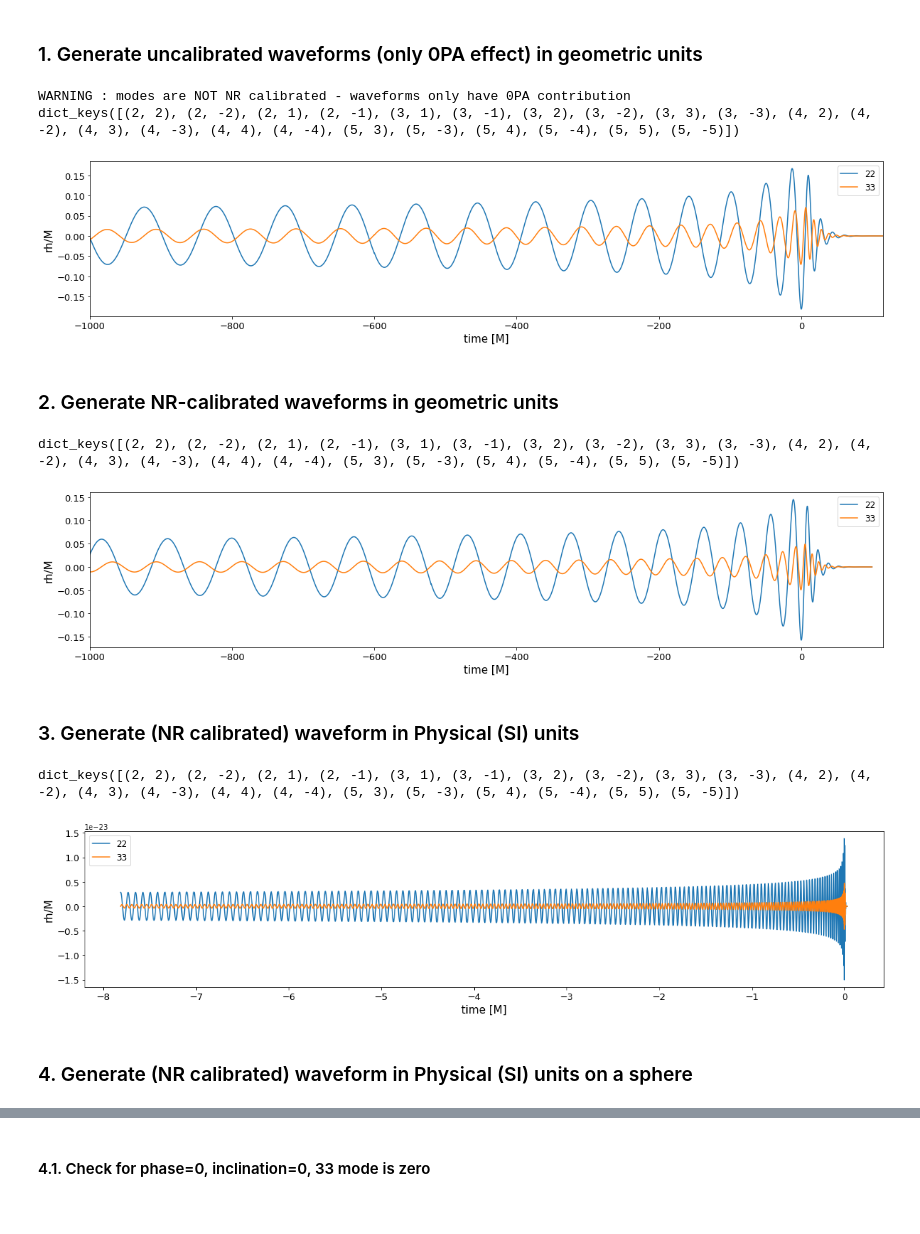
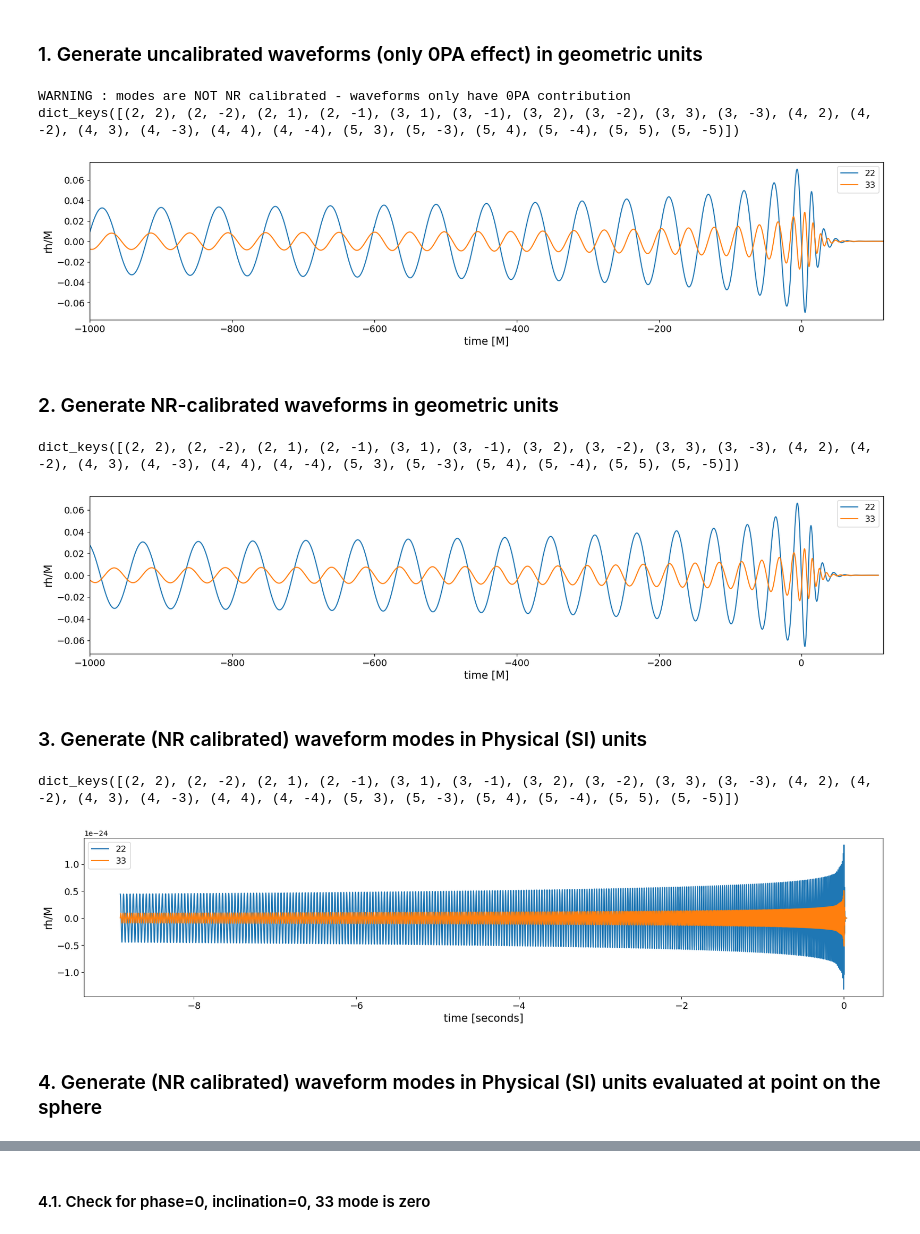
Before and after one commit to BlackHolePerturbationToolkit/BHPTNRSurrogate, a Jupyter notebook: tutorials/BHPTNRSur1dq1e4/BHPTNRSur1dq1e4_notebook.ipynb, the cells around one changed output, grey strips where cells are left out. Saved outputs shown, nothing was run; the diff lists cells and outputs as text; code cells hidden in the pictures.

```diff
--- a/tutorials/BHPTNRSur1dq1e4/BHPTNRSur1dq1e4_notebook.ipynb
+++ b/tutorials/BHPTNRSur1dq1e4/BHPTNRSur1dq1e4_notebook.ipynb
@@ -56,7 +55,7 @@ generate_surrogate(q, modes=None, M_tot=None, dist_mpc=None, orb_phase=None, inc
 # %% [markdown]
 ### 1. Generate uncalibrated waveforms (only 0PA effect) in geometric units
 # %%
-tsur, hsur = bhptsur.generate_surrogate(q=8, calibrated=False)
+tsur, hsur = bhptsur.generate_surrogate(q=20, calibrated=False)
 
 print(hsur.keys())
 
@@ -73,11 +72,11 @@ plt.show()
 # %% [output]
 WARNING : modes are NOT NR calibrated - waveforms only have 0PA contribution
 dict_keys([(2, 2), (2, -2), (2, 1), (2, -1), (3, 1), (3, -1), (3, 2), (3, -2), (3, 3), (3, -3), (4, 2), (4, -2), (4, 3), (4, -3), (4, 4), (4, -4), (5, 3), (5, -3), (5, 4), (5, -4), (5, 5), (5, -5)])
-[figure, old version]
+[figure, new version]
 # %% [markdown]
 ### 2. Generate NR-calibrated waveforms in geometric units
 # %%
-tsur, hsur = bhptsur.generate_surrogate(q=8)
+tsur, hsur = bhptsur.generate_surrogate(q=20)
 
 print(hsur.keys())
 
@@ -93,26 +92,26 @@ plt.legend(fontsize=12)
 plt.show()
 # %% [output]
 dict_keys([(2, 2), (2, -2), (2, 1), (2, -1), (3, 1), (3, -1), (3, 2), (3, -2), (3, 3), (3, -3), (4, 2), (4, -2), (4, 3), (4, -3), (4, 4), (4, -4), (5, 3), (5, -3), (5, 4), (5, -4), (5, 5), (5, -5)])
-[figure, old version]
+[figure, new version]
 # %% [markdown]
-### 3. Generate (NR calibrated) waveform in Physical (SI) units
+### 3. Generate (NR calibrated) waveform modes in Physical (SI) units
 # %%
-tsur, hsur = bhptsur.generate_surrogate(q=8, M_tot=60, dist_mpc=100)
+tsur, hsur = bhptsur.generate_surrogate(q=100, M_tot=60, dist_mpc=100)
 
 print(hsur.keys())
 
 plt.figure(figsize=(20,4))
 plt.plot(tsur, np.real(hsur[(2,2)]), '-', label='22')
 plt.plot(tsur, np.real(hsur[(3,3)]), '-', label='33')
-plt.xlabel('time [M]', fontsize=15)
+plt.xlabel('time [seconds]', fontsize=15)
 plt.ylabel('rh/M', fontsize=15)
 plt.xticks(fontsize=13)
 plt.yticks(fontsize=13)
 plt.legend(fontsize=12)
 plt.show()
 # %% [output]
 dict_keys([(2, 2), (2, -2), (2, 1), (2, -1), (3, 1), (3, -1), (3, 2), (3, -2), (3, 3), (3, -3), (4, 2), (4, -2), (4, 3), (4, -3), (4, 4), (4, -4), (5, 3), (5, -3), (5, 4), (5, -4), (5, 5), (5, -5)])
-[figure, old version]
+[figure, new version]
 # %% [markdown]
-### 4. Generate (NR calibrated) waveform in Physical (SI) units on a sphere
+### 4. Generate (NR calibrated) waveform modes in Physical (SI) units evaluated at point on the sphere
 # %%
```
Also changed, not shown: parts of 5 cells of this notebook, 1 other file.
